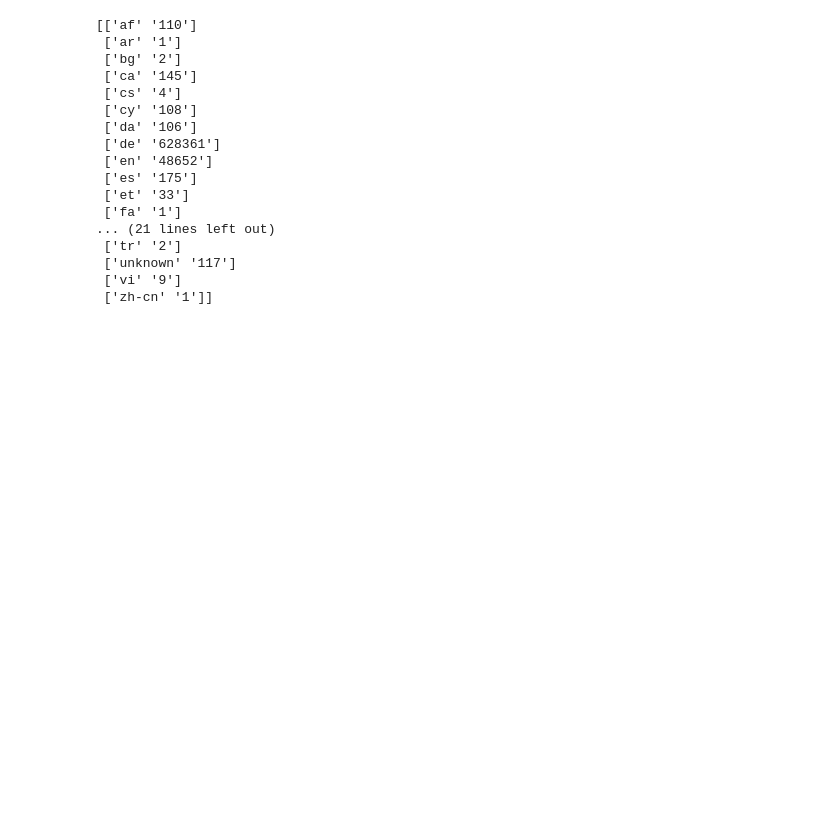
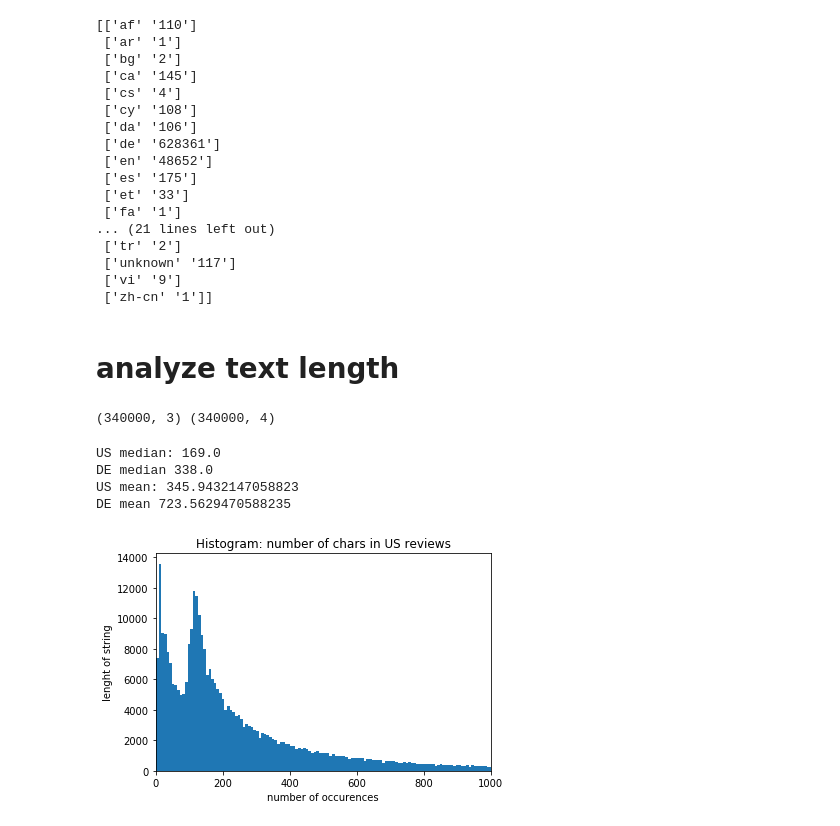
Before and after one commit to sorgmi/amazon_category_prediction, a Jupyter notebook: data/Amazon Reviews.ipynb, the cells around one changed output. Cells and saved outputs as stored; diff of their text form; code cells hidden in the pictures; blank space fills up the shorter version.

```diff
--- a/data/Amazon Reviews.ipynb
+++ b/data/Amazon Reviews.ipynb
@@ -288,3 +300,36 @@ print (np.asarray((unique, counts)).T)
  ['unknown' '117']
  ['vi' '9']
  ['zh-cn' '1']]
+# %% [markdown]
+# analyze text length
+# %%
+rows = 1000 * 340
+us = pd.read_csv("cache/amazon_reviews_us_balanced.csv.shuffled", nrows=rows)
+de = pd.read_csv("cache/amazon_reviews_multilingual_DE_v1_00.tsv.shuffled", nrows=rows)
+print(us.shape, de.shape)
+# %% [output]
+(340000, 3) (340000, 4)
+# %%
+us_lenghts = [len(s) for s in us.review_body.values]
+de_lenghts = [len(s) for s in de.review_body.values]
+# %%
+print("US median:", np.median(us_lenghts))
+print("DE median", np.median(de_lenghts))
+
+print("US mean:", np.mean(us_lenghts))
+print("DE mean", np.mean(de_lenghts))
+# %% [output]
+US median: 169.0
+DE median 338.0
+US mean: 345.9432147058823
+DE mean 723.5629470588235
+# %%
+import matplotlib.pyplot as plt
+plt.hist(us_lenghts, bins='auto')
+plt.title("Histogram: number of chars in US reviews")
+plt.xlim(0,1000)
+plt.ylabel("lenght of string")
+plt.xlabel("number of occurences")
+plt.show()
+# %% [output]
+[figure, added]
```
Also changed, not shown: parts of 7 cells of this notebook, 2 other files.
